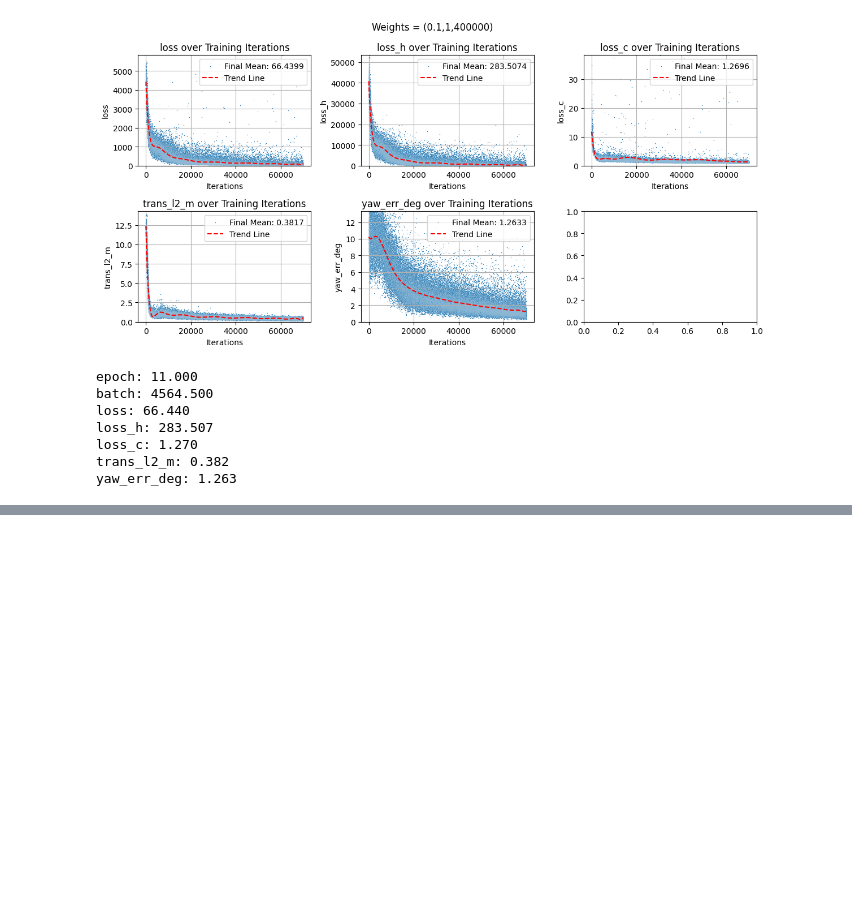
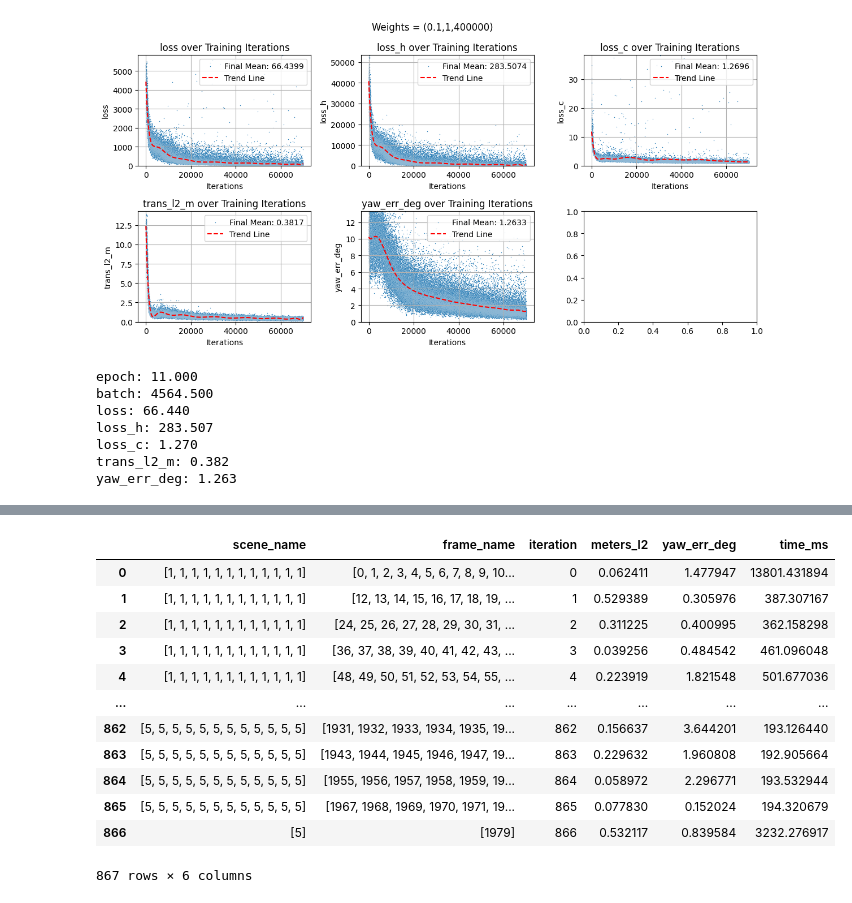
Before and after one commit to ifinckh/2025_sem_proj_FINCKH_VITA, a Jupyter notebook: results.ipynb, the cells around one changed output, grey strips where cells are left out. Cells and saved outputs as stored; diff of their text form; code cells hidden in the pictures; blank space fills up the shorter version.

```diff
--- a/results.ipynb
+++ b/results.ipynb
@@ -323,0 +355,16 @@ yaw_err_deg: 1.263
+# %%
+df
+# %% [output]
+|  | scene_name | frame_name | iteration | meters_l2 | yaw_err_deg | time_ms |
+| 0 | [1, 1, 1, 1, 1, 1, 1, 1, 1, 1, 1, 1] | [0, 1, 2, 3, 4, 5, 6, 7, 8, 9, 10... | 0 | 0.062411 | 1.477947 | 13801.431894 |
+| 1 | [1, 1, 1, 1, 1, 1, 1, 1, 1, 1, 1, 1] | [12, 13, 14, 15, 16, 17, 18, 19, ... | 1 | 0.529389 | 0.305976 | 387.307167 |
+| 2 | [1, 1, 1, 1, 1, 1, 1, 1, 1, 1, 1, 1] | [24, 25, 26, 27, 28, 29, 30, 31, ... | 2 | 0.311225 | 0.400995 | 362.158298 |
+| 3 | [1, 1, 1, 1, 1, 1, 1, 1, 1, 1, 1, 1] | [36, 37, 38, 39, 40, 41, 42, 43, ... | 3 | 0.039256 | 0.484542 | 461.096048 |
+| 4 | [1, 1, 1, 1, 1, 1, 1, 1, 1, 1, 1, 1] | [48, 49, 50, 51, 52, 53, 54, 55, ... | 4 | 0.223919 | 1.821548 | 501.677036 |
+| ... | ... | ... | ... | ... | ... | ... |
+| 862 | [5, 5, 5, 5, 5, 5, 5, 5, 5, 5, 5, 5] | [1931, 1932, 1933, 1934, 1935, 19... | 862 | 0.156637 | 3.644201 | 193.126440 |
+| 863 | [5, 5, 5, 5, 5, 5, 5, 5, 5, 5, 5, 5] | [1943, 1944, 1945, 1946, 1947, 19... | 863 | 0.229632 | 1.960808 | 192.905664 |
+| 864 | [5, 5, 5, 5, 5, 5, 5, 5, 5, 5, 5, 5] | [1955, 1956, 1957, 1958, 1959, 19... | 864 | 0.058972 | 2.296771 | 193.532944 |
+| 865 | [5, 5, 5, 5, 5, 5, 5, 5, 5, 5, 5, 5] | [1967, 1968, 1969, 1970, 1971, 19... | 865 | 0.077830 | 0.152024 | 194.320679 |
+| 866 | [5] | [1979] | 866 | 0.532117 | 0.839584 | 3232.276917 |
+867 rows × 6 columns
```
Also changed, not shown: parts of 6 cells of this notebook, 22 other files.
